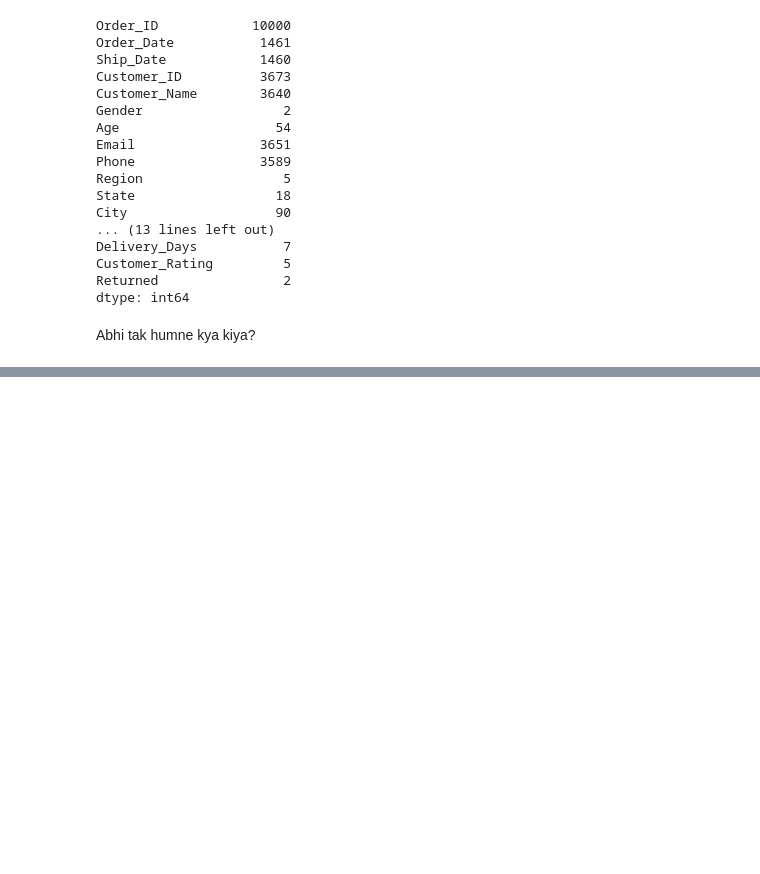
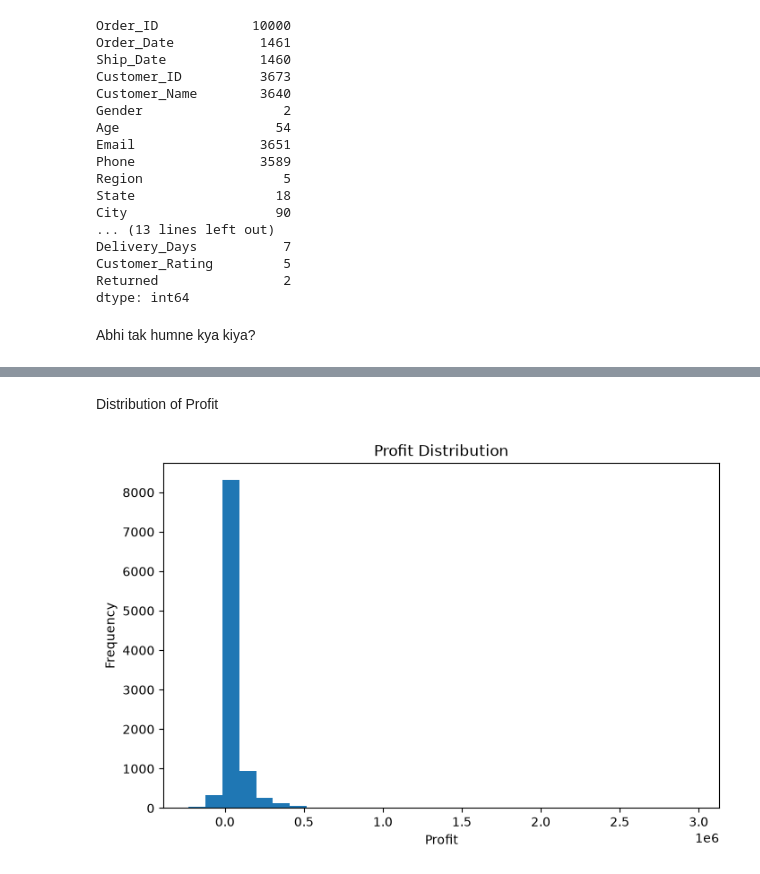
Before and after one commit to Shubhamspc90/AI_ML, a Jupyter notebook: python/data_science_library/projects/Sales_ML_Project.ipynb, the cells around one changed output, grey strips where cells are left out. Cells and saved outputs as stored; diff of their text form; code cells hidden in the pictures; blank space fills up the shorter version.

```diff
--- a/python/data_science_library/projects/Sales_ML_Project.ipynb
+++ b/python/data_science_library/projects/Sales_ML_Project.ipynb
@@ -247,0 +361,18 @@ Abhi tak humne kya kiya?
+# %% [markdown]
+Distribution of Profit
+# %%
+import matplotlib.pyplot as plt
+
+plt.figure(figsize=(8,5))
+
+plt.hist(df["Profit"], bins=30)
+
+plt.title("Profit Distribution")
+
+plt.xlabel("Profit")
+
+plt.ylabel("Frequency")
+
+plt.show()
+# %% [output]
+[figure, added]
```
Also changed, not shown: parts of 28 cells of this notebook.
